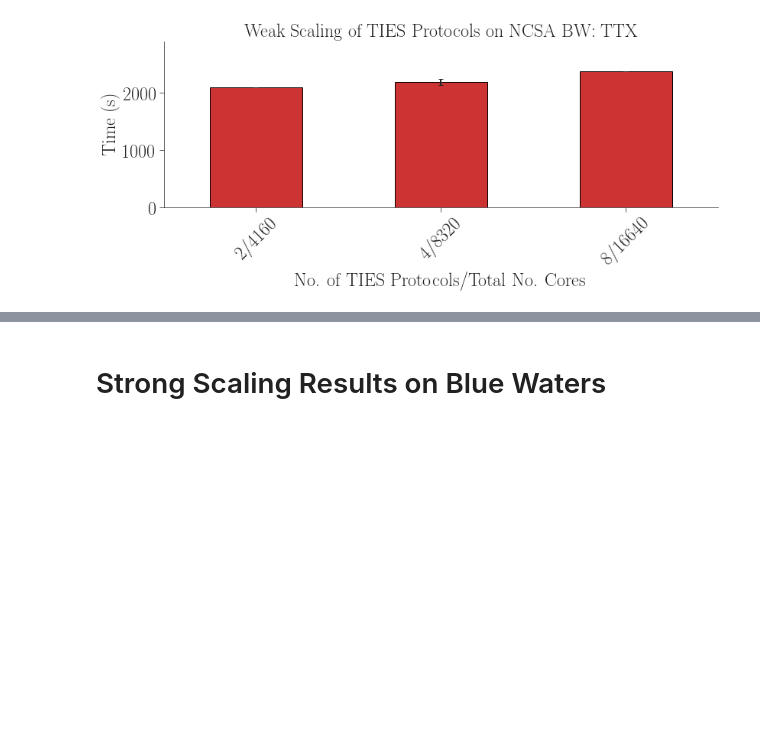
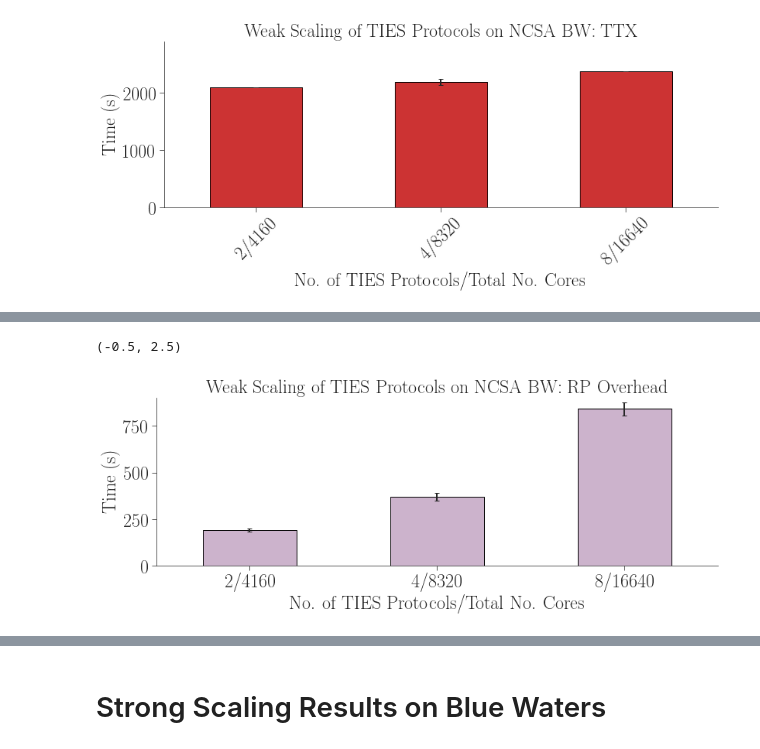
Before and after one commit to radical-experiments/isc-htbac-experiments, a Jupyter notebook: matteo_workflow/ties_ws_ss_NCSA_bw.ipynb, the cells around one changed output, grey strips where cells are left out. Drawn from its saved outputs; the diff is of its cells as text; code cells hidden in the pictures; blank space fills up the shorter version.

```diff
--- a/matteo_workflow/ties_ws_ss_NCSA_bw.ipynb
+++ b/matteo_workflow/ties_ws_ss_NCSA_bw.ipynb
@@ -395,3 +326,23 @@ ORDERED_KEYS      = [
+# %%
+fig, ax = fig_setup(figsize=(13,4))
+
+RP_OVERHEAD_ws = data['cu_prep'] + data['scheduler_queue_cu'] + data['os_spawns_cu'] + data['executor_spawning_cu'] + data['pre_executables_cu'] + data['p_bootstraps'] + data['p_term']
+
+
+ax = RP_OVERHEAD_ws.reset_index().plot.bar(
+    x='nunit', y='mean', yerr='std',
+    width=0.5, color=tableau20[9], ax=ax, rot=0, # position=-0.5, secondary_y=True,
+    title='Weak Scaling of TIES Protocols on NCSA BW: RP Overhead',
+    legend=False)
+
+
+ax.set_xlabel('No. of TIES Protocols/Total No. Cores')
+ax.set_ylabel('Time (s)')
+ax.set_ylim(0,900)
+ax.set_xlim(-0.5)
+# %% [output]
+(-0.5, 2.5)
+[figure, added]
 # %%
 fig, ax = fig_setup(figsize=(13,4))
 
```
Also changed, not shown: parts of 18 cells of this notebook, 8 other files.
